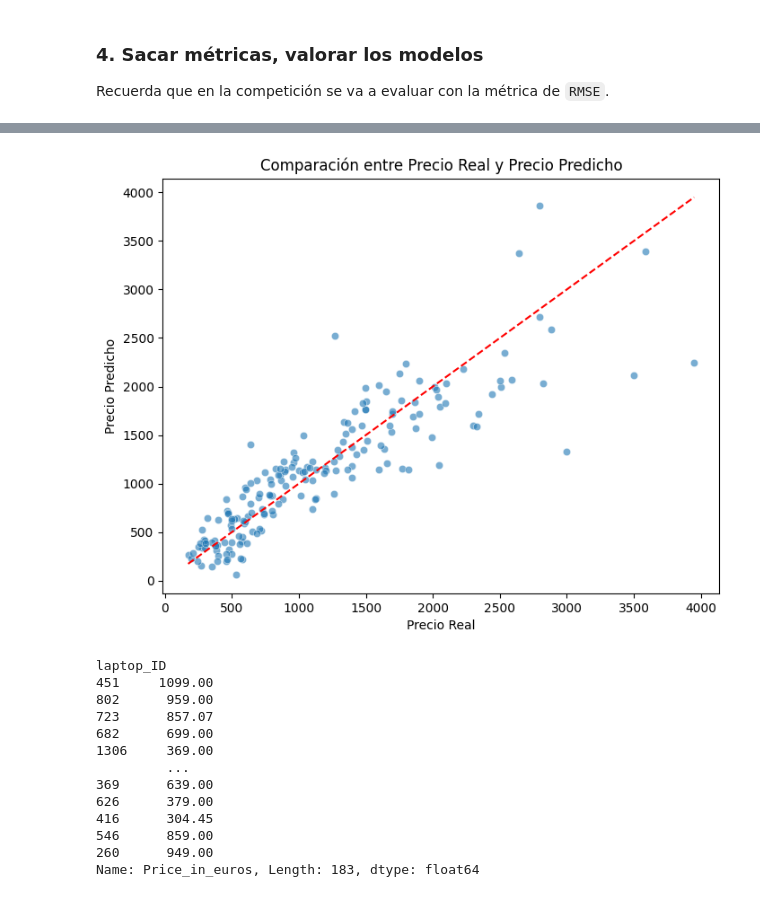
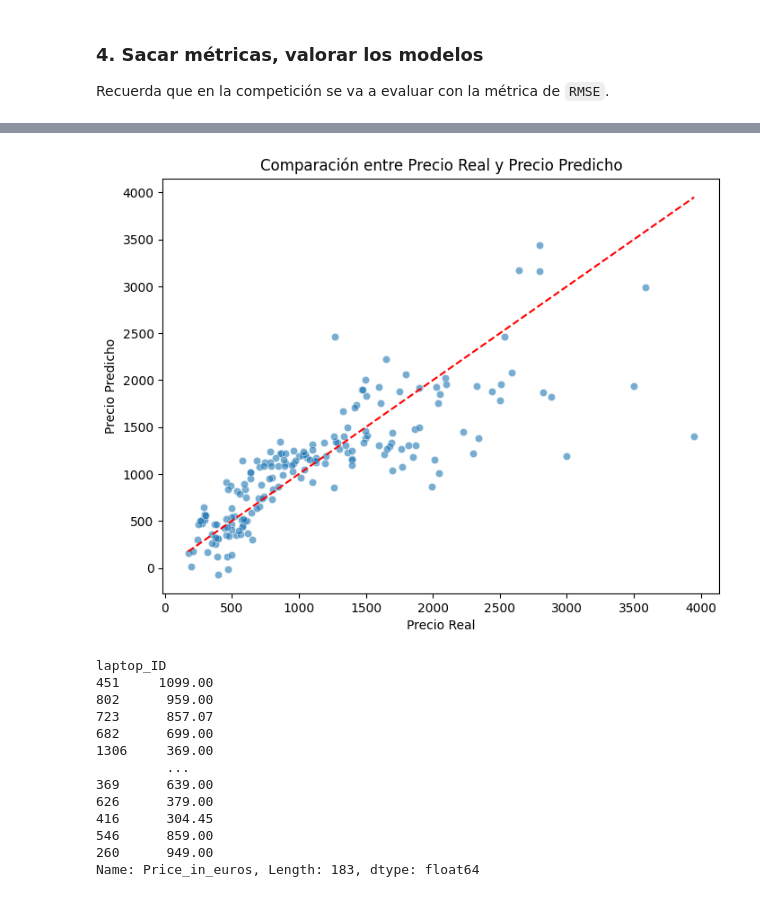
Before and after one commit to JesusGs91/ONLINE_DS_THEBRIDGE_JesusGonzalezSuarez, a Jupyter notebook: Sprint14/Kaggle/Kaggle_submission.ipynb, the cells around one changed output, grey strips where cells are left out. Cells and saved outputs as stored; diff of their text form; code cells hidden in the pictures.

```diff
--- a/Sprint14/Kaggle/Kaggle_submission.ipynb
+++ b/Sprint14/Kaggle/Kaggle_submission.ipynb
@@ -98,4 +98,4 @@ toolbox_ML.describe_df(df)
 # %%
 df.reset_index(drop=True)
 df.index = df["laptop_ID"]
-df.drop(["laptop_ID"], axis=1)
+df.drop(["laptop_ID"], axis=1, inplace=True)
@@ -380,3 +363,10 @@ ANOVA para Memory_in_GB: estadístico=38.26127502994953, p-value=2.0439703230201
 ANOVA para Cpu_generacion: estadístico=23.222964858888922, p-value=1.4421435666981701e-133
 ANOVA para Cpu_frecuencia: estadístico=27.737460979675983, p-value=5.061471347275784e-91
 ANOVA para Inches: estadístico=18.312462108496227, p-value=4.037452656606655e-45
+# %%
+from scipy import stats
+# ANOVA para cada variable discreta
+for col in features_num_clf:
+    correlation, p_value = stats.pearsonr(df[col], df[target])
+
+    print(f"Correlación de Pearson entre {col}: r = {correlation}, p-value = {p_value}")
@@ -591,13 +568,13 @@ RMSE Regresión Polinómica con Hiperparámetros Optimizados: 359.314
 # %%
 plt.figure(figsize=(8, 6))
-sns.scatterplot(x=y_test, y=y_pred_poly, alpha=0.6)
+sns.scatterplot(x=y_test, y=y_pred_lr, alpha=0.6)
 plt.plot([min(y_test), max(y_test)], [min(y_test), max(y_test)], color='red', linestyle='--')  # Línea de referencia
 plt.xlabel('Precio Real')
 plt.ylabel('Precio Predicho')
 plt.title('Comparación entre Precio Real y Precio Predicho')
 plt.show()
 # %% [output]
-[figure, old version]
+[figure, new version]
 # %%
 y_test
 # %% [output]
```
Also changed, not shown: parts of 25 cells of this notebook, 21 other files.
